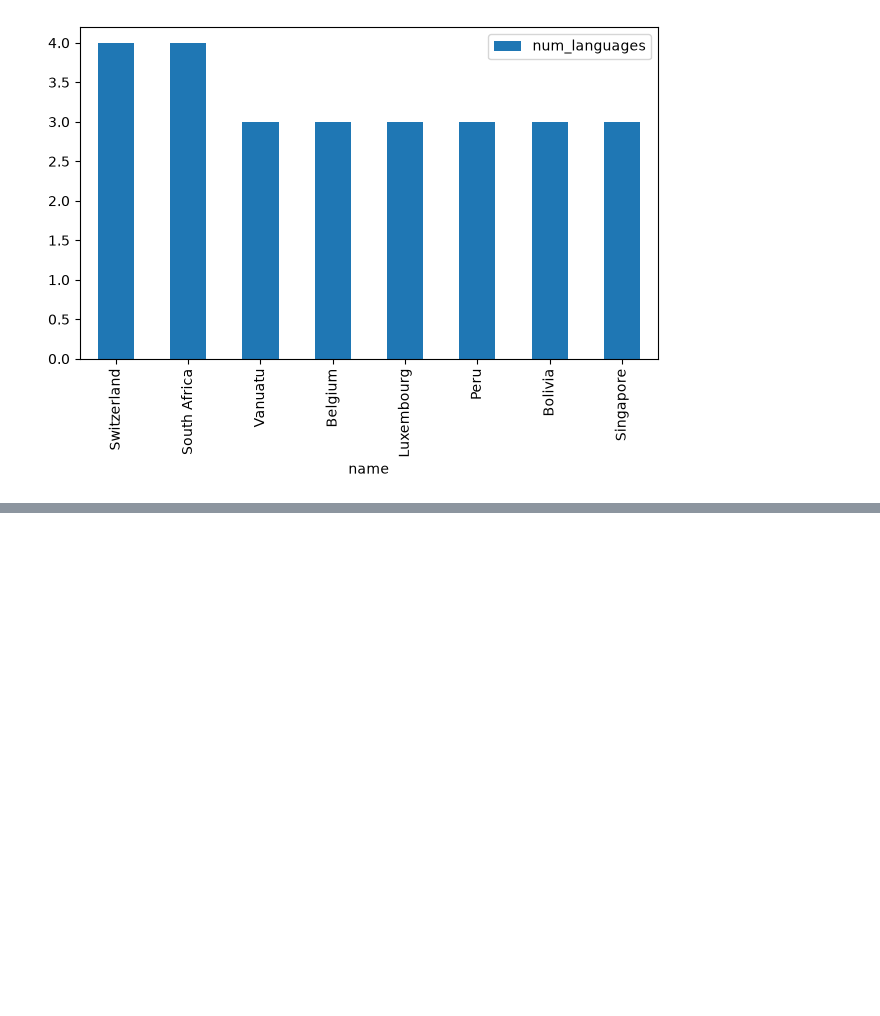
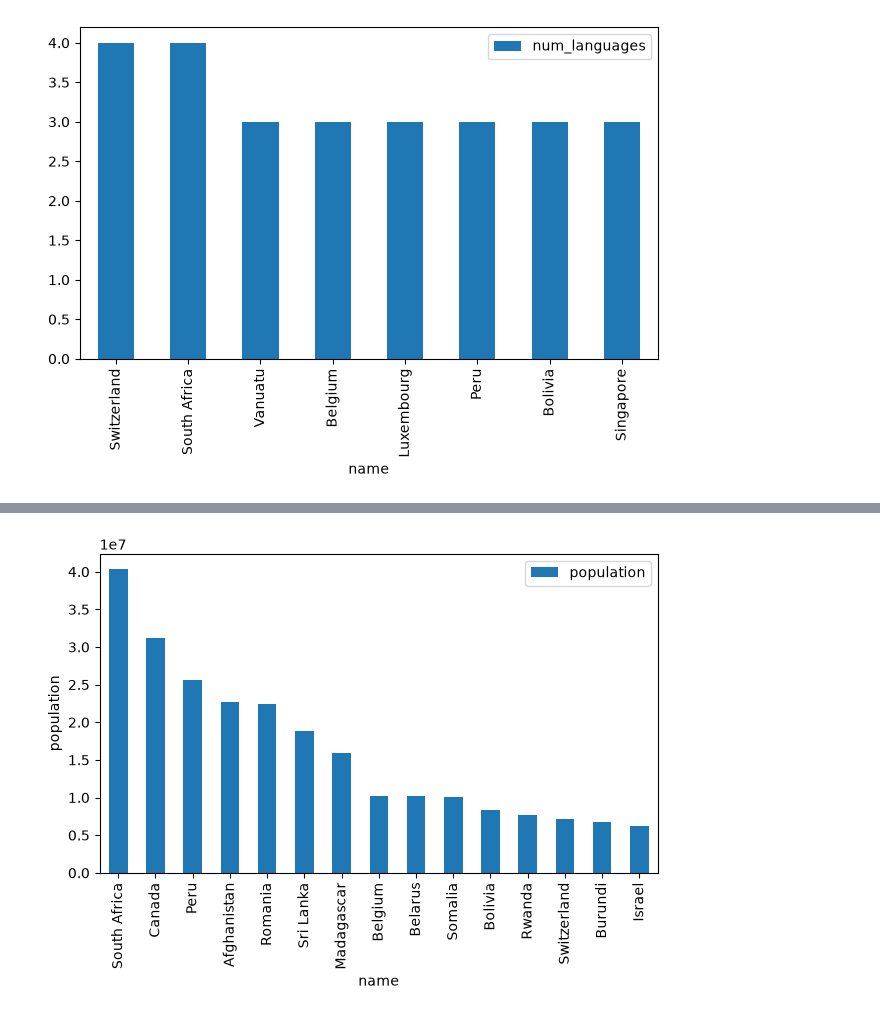
Before and after one commit to AbdelhafidhMahouel/databases-for-analytics, a Jupyter notebook: notebooks/exercise04.ipynb, the cells around one changed output, grey strips where cells are left out. Saved outputs shown, nothing was run; the diff lists cells and outputs as text; code cells hidden in the pictures; blank space fills up the shorter version.

Commit message:
Add Phase 3 modified query and chart

```diff
--- a/notebooks/exercise04.ipynb
+++ b/notebooks/exercise04.ipynb
@@ -42,0 +46,4 @@ plt.show()
+# %%
+query2 = "SELECT co.name, co.population, COUNT(*) AS num_languages FROM country co JOIN countrylanguage cl ON co.code = cl.countrycode WHERE cl.isofficial = 'T' GROUP BY co.name, co.population HAVING COUNT(*) >= 2 ORDER BY co.population DESC LIMIT 15"
+df2 = pd.read_sql(query2, engine)
+df2
@@ -42,0 +67,8 @@ plt.show()
+# %%
+df2.plot(x='name', y='population', kind='bar', legend=True)
+plt.xlabel('name')
+plt.ylabel('population')
+plt.tight_layout()
+plt.show()
+# %% [output]
+[figure, added]
```
Also changed, not shown: parts of 4 cells of this notebook, 1 other file.
